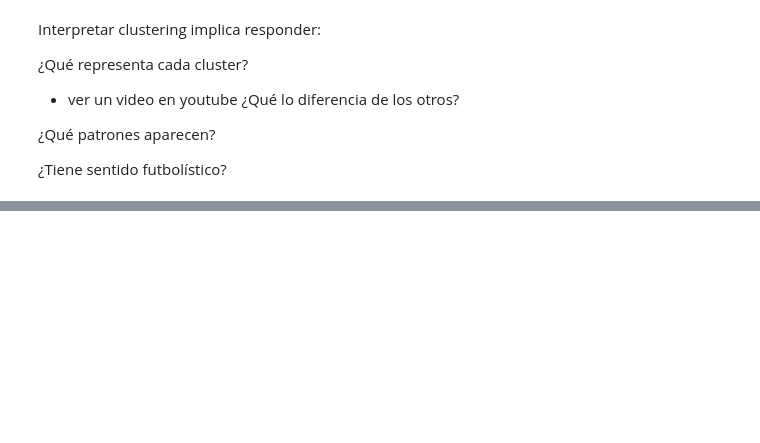
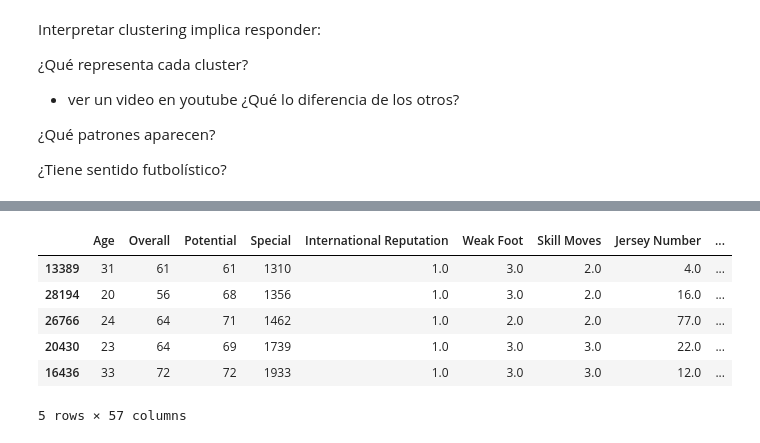
Before and after one commit to BrandonLCC/FIFA_ML_Kedro, a Jupyter notebook: notebooks/unsupervised/01_clustering_kmeans.ipynb, the cells around one changed output, grey strips where cells are left out. Cells and saved outputs as stored; diff of their text form; code cells hidden in the pictures; blank space fills up the shorter version.

```diff
--- a/notebooks/unsupervised/01_clustering_kmeans.ipynb
+++ b/notebooks/unsupervised/01_clustering_kmeans.ipynb
@@ -859,0 +881,4 @@ Interpretar clustering implica responder:
+# %%
+nosup_cluster = catalog.load("clustered_dataset")
+nosup_deteccion = catalog.load("clean_dataset")
+nosup_reduccion = catalog.load("pca_output")
@@ -859,0 +909,3 @@ Interpretar clustering implica responder:
+# %%
+nosup_cluster.head()
+# %% [output]
@@ -859,0 +913,7 @@ Interpretar clustering implica responder:
+|  | Age | Overall | Potential | Special | International Reputation | Weak Foot | Skill Moves | Jersey Number | ... |
+| 13389 | 31 | 61 | 61 | 1310 | 1.0 | 3.0 | 2.0 | 4.0 | ... |
+| 28194 | 20 | 56 | 68 | 1356 | 1.0 | 3.0 | 2.0 | 16.0 | ... |
+| 26766 | 24 | 64 | 71 | 1462 | 1.0 | 2.0 | 2.0 | 77.0 | ... |
+| 20430 | 23 | 64 | 69 | 1739 | 1.0 | 3.0 | 3.0 | 22.0 | ... |
+| 16436 | 33 | 72 | 72 | 1933 | 1.0 | 3.0 | 3.0 | 12.0 | ... |
+5 rows × 57 columns
```
Also changed, not shown: parts of 6 cells of this notebook, 1 other file.
